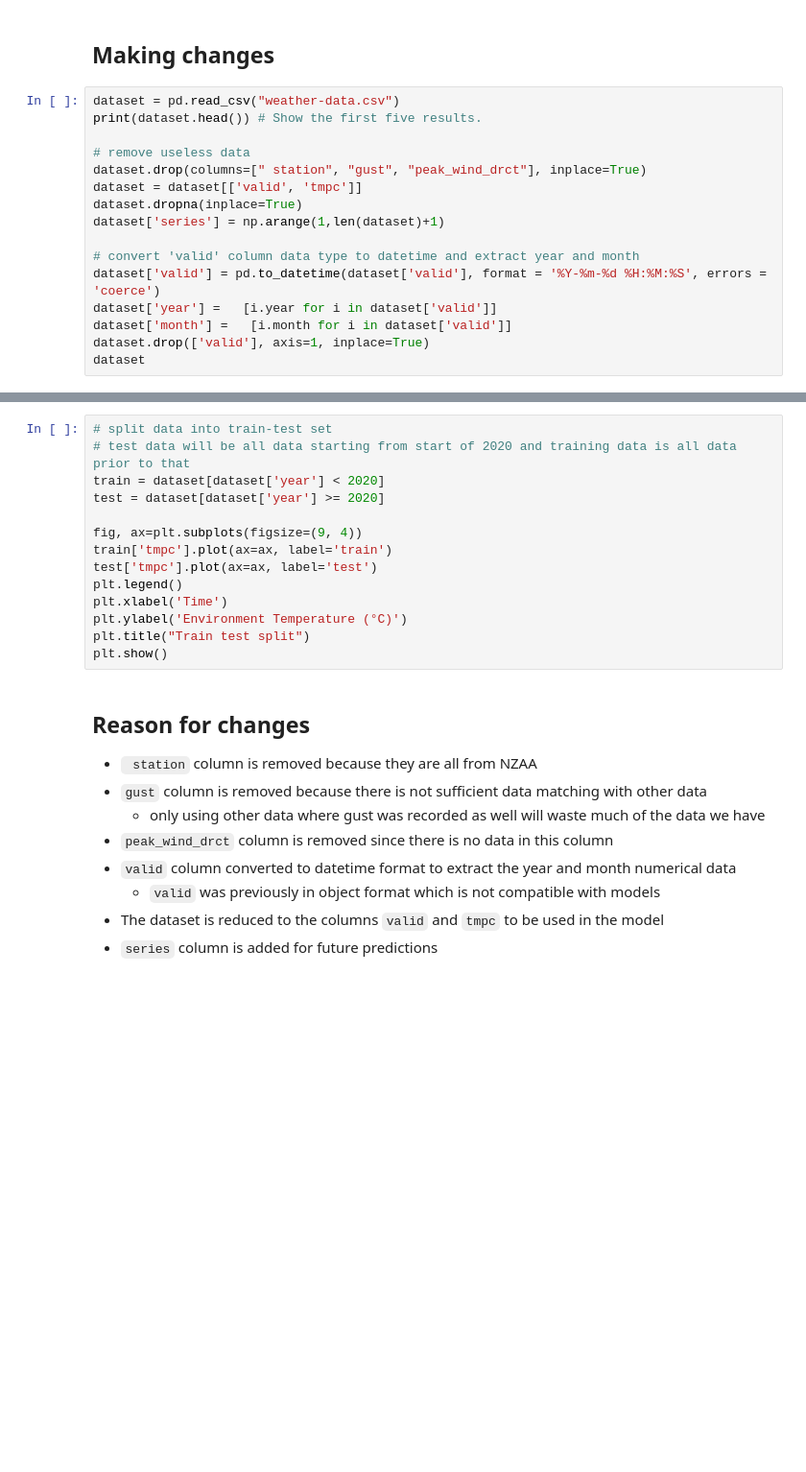
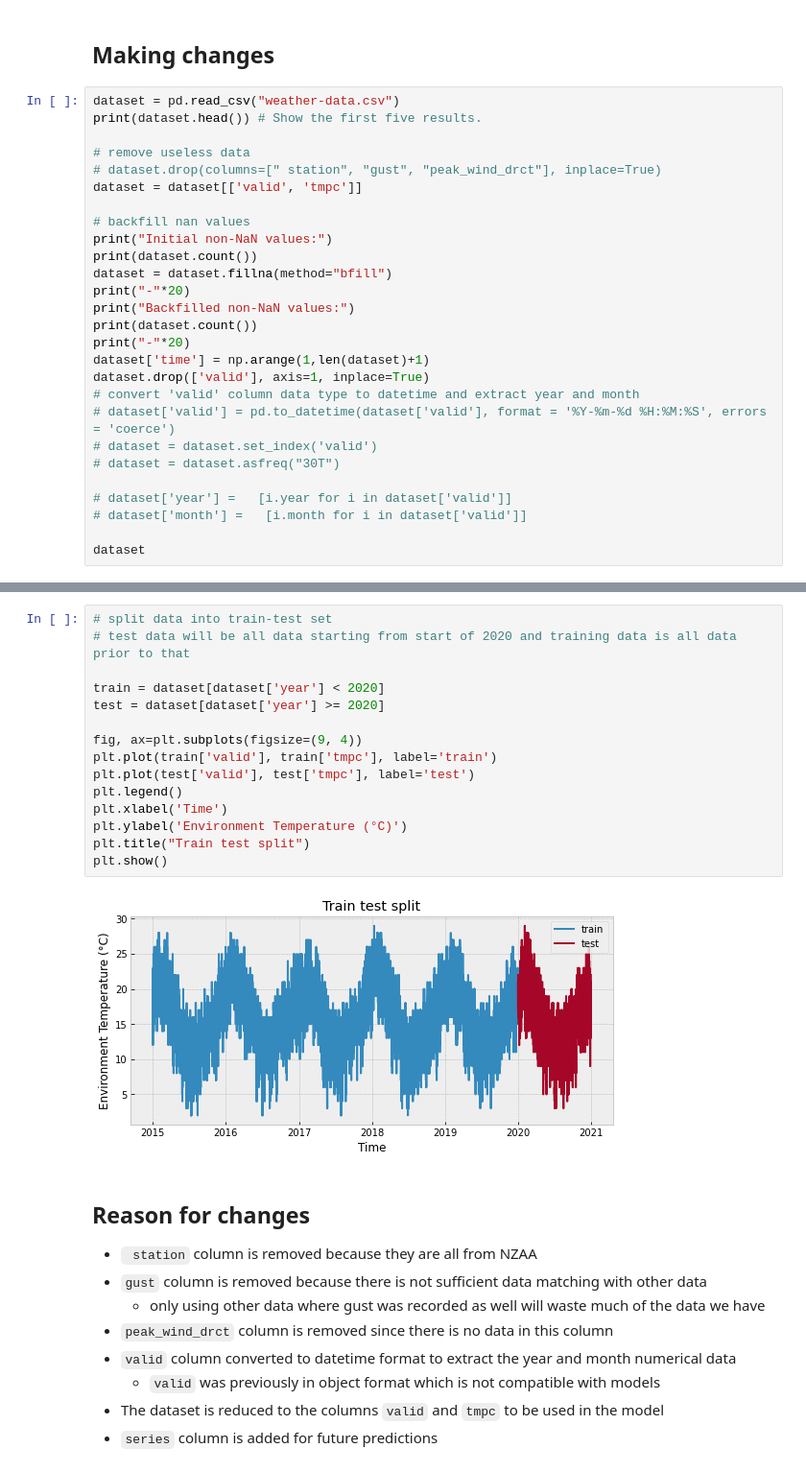
Before and after one commit to BraveNewWord/msa-phase-2, a Jupyter notebook: data-science-module/submission.ipynb, the cells around one changed output, grey strips where cells are left out. Shown at 96% size. Saved outputs shown, nothing was run; the diff lists cells and outputs as text; blank space fills up the shorter version.

Commit message:
New test train split

```diff
--- a/data-science-module/submission.ipynb
+++ b/data-science-module/submission.ipynb
@@ -83,14 +104,25 @@ dataset = pd.read_csv("weather-data.csv")
 print(dataset.head()) # Show the first five results.
 
 # remove useless data
-dataset.drop(columns=[" station", "gust", "peak_wind_drct"], inplace=True)
+# dataset.drop(columns=[" station", "gust", "peak_wind_drct"], inplace=True)
 dataset = dataset[['valid', 'tmpc']]
-dataset.dropna(inplace=True)
-dataset['series'] = np.arange(1,len(dataset)+1)
 
+# backfill nan values
+print("Initial non-NaN values:")
+print(dataset.count())
+dataset = dataset.fillna(method="bfill")
+print("-"*20)
+print("Backfilled non-NaN values:")
+print(dataset.count())
+print("-"*20)
+dataset['time'] = np.arange(1,len(dataset)+1)
+dataset.drop(['valid'], axis=1, inplace=True)
 # convert 'valid' column data type to datetime and extract year and month
-dataset['valid'] = pd.to_datetime(dataset['valid'], format = '%Y-%m-%d %H:%M:%S', errors = 'coerce')
-dataset['year'] =   [i.year for i in dataset['valid']]
-dataset['month'] =   [i.month for i in dataset['valid']]
-dataset.drop(['valid'], axis=1, inplace=True)
+# dataset['valid'] = pd.to_datetime(dataset['valid'], format = '%Y-%m-%d %H:%M:%S', errors = 'coerce')
+# dataset = dataset.set_index('valid')
+# dataset = dataset.asfreq("30T")
+
+# dataset['year'] =   [i.year for i in dataset['valid']]
+# dataset['month'] =   [i.month for i in dataset['valid']]
+
 dataset
@@ -97,17 +164,20 @@ dataset
 # %%
 # split data into train-test set
 # test data will be all data starting from start of 2020 and training data is all data prior to that
+
 train = dataset[dataset['year'] < 2020]
 test = dataset[dataset['year'] >= 2020]
 
 fig, ax=plt.subplots(figsize=(9, 4))
-train['tmpc'].plot(ax=ax, label='train')
-test['tmpc'].plot(ax=ax, label='test')
+plt.plot(train['valid'], train['tmpc'], label='train')
+plt.plot(test['valid'], test['tmpc'], label='test')
 plt.legend()
 plt.xlabel('Time')
 plt.ylabel('Environment Temperature (°C)')
 plt.title("Train test split")
 plt.show()
+# %% [output]
+[figure, added]
 # %% [markdown]
 ## Reason for changes
 - ` station` column is removed because they are all from NZAA
```
Also changed, not shown: parts of 8 cells of this notebook.
